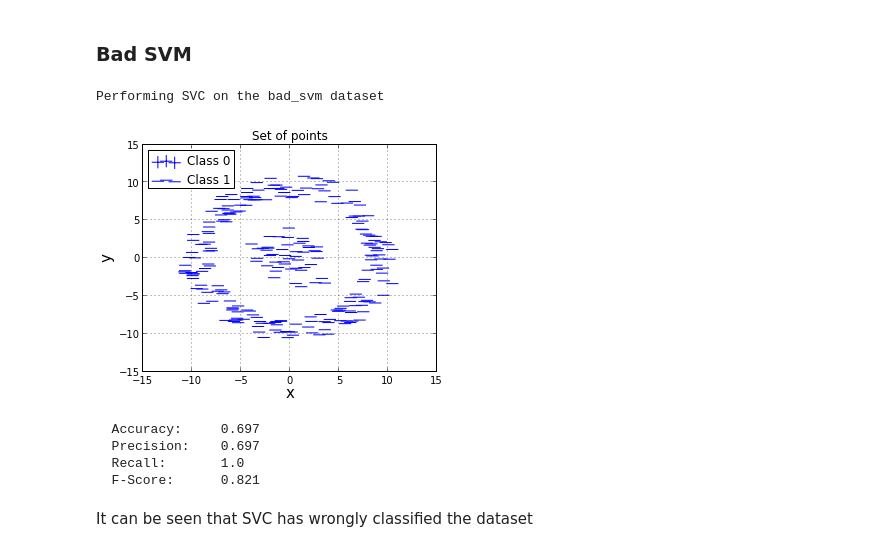
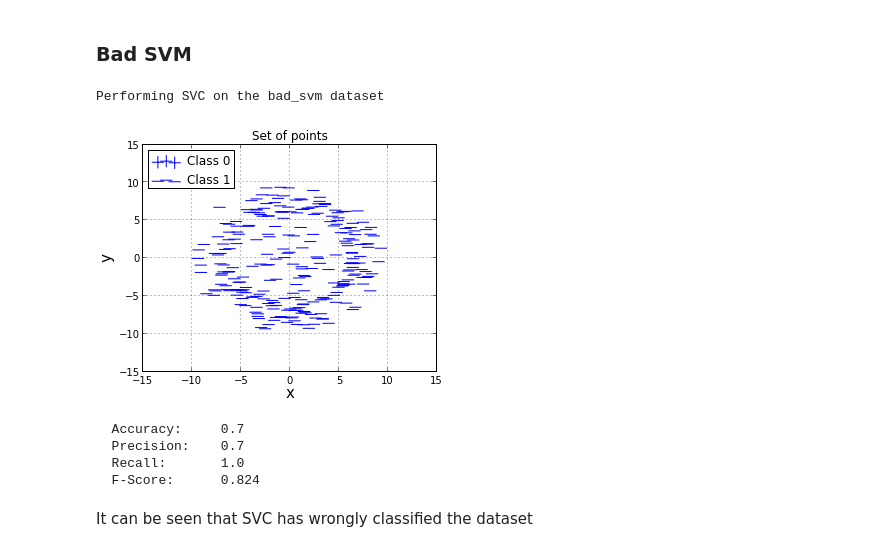
Before and after one commit to sagarjauhari/graph_mining, a Jupyter notebook: Graph Data Mining - L3.ipynb, the cells around one changed output. Cells and saved outputs as stored; diff of their text form; code cells hidden in the pictures.

```diff
--- a/Graph Data Mining - L3.ipynb
+++ b/Graph Data Mining - L3.ipynb
@@ -27,21 +27,26 @@ Welcome to pylab, a matplotlib-based Python environment [backend: module://IPyth
 For more information, type 'help(pylab)'.
 # %%
 def gen_concentric_gaus(n):
-    mult = 20
-    x1 = [round(random.gauss(0, 2),3)
+    mult = 15
+    x1 = [round(random.gauss(0, 3),3)
         for i in range(0, n)]
-    y1 = [round(random.gauss(0, 2),3)
+    y1 = [round(random.gauss(0, 3),3)
         for i in range(0, n)]
 
-    x2 = [round(random.gauss(0, 5),3)
+    x2 = [round(random.gauss(0, 4),3)
         for i in range(0, n*mult)]
-    y2 = [round(random.gauss(0, 5),3)
+    y2 = [round(random.gauss(0, 4),3)
         for i in range(0, n*mult)]
 
     return [i for i in zip(x1,y1, [0]*len(x1)) if \
-        math.pow(i[0],2) + math.pow(i[1],2) < 25 ] \
+        math.pow(i[0],2) + math.pow(i[1],2) < 49 ] \
         + \
         [i for i in zip(x2,y2,[1]*len(x2)) if \
-        64 < math.pow(i[0],2) + math.pow(i[1],2) < 121 ]
+        36 < math.pow(i[0],2) + math.pow(i[1],2) < 100 ]
+
+n = 50
+bad_kmeans = gen_concentric_gaus(n)
+bad_pca = gen_concentric_gaus(n)
+bad_svm = gen_concentric_gaus(n)
 # %% [markdown]
 (a) BAD_kmeans: The data set for which the kmeans clustering algorithm will not perform well.
@@ -185,30 +195,32 @@ It can be seen that K-Means has wrongly classified the dataset splitting the upp
 # %%
 from sklearn import svm
 
 def do_svc(kernel):
     clf = svm.SVC(kernel=kernel)
 
     # Training the SVC model on the input data bad_svm
     clf.fit([[i[0], i[1]] for i in bad_svm], [i[2] for i in bad_svm])
 
     # Predicting the bad_svm data with the model
     idx_svm = clf.predict([[i[0], i[1]] for i in bad_svm])
     idx_svm = [int(i) for i in idx_svm]
 
     print "Performing SVC on the bad_svm dataset"
     plot_pts(bad_svm, idx_svm)
 
     # Performance
     get_performance([i[2] for i in bad_svm], idx_svm)
 
-do_svc('linear')
+    return idx_svm
+
+idx_svm_linear = do_svc('linear')
 # %% [output]
 Performing SVC on the bad_svm dataset
-[figure, old version]
+[figure, new version]
-  Accuracy:     0.697
-  Precision:    0.697
+  Accuracy:     0.7
+  Precision:    0.7
   Recall:       1.0
-  F-Score:      0.821
+  F-Score:      0.824
 # %% [markdown]
 It can be seen that SVC has wrongly classified the dataset
 # %% [markdown]
```
Also changed, not shown: parts of 14 cells of this notebook.
